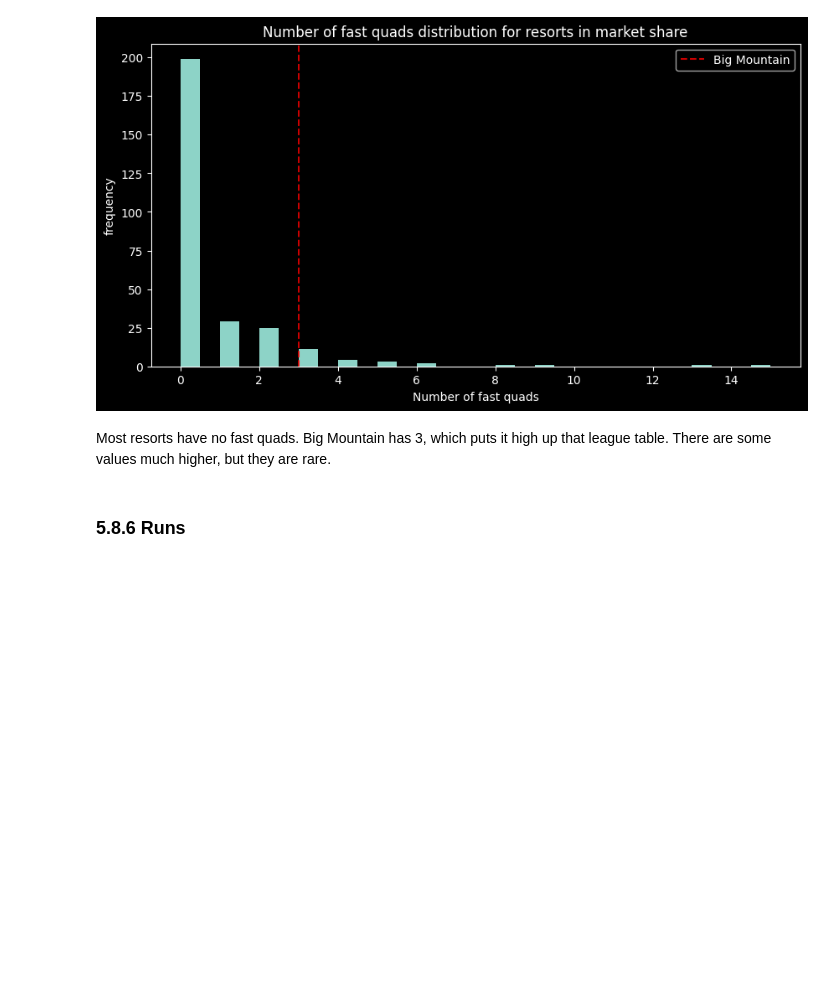
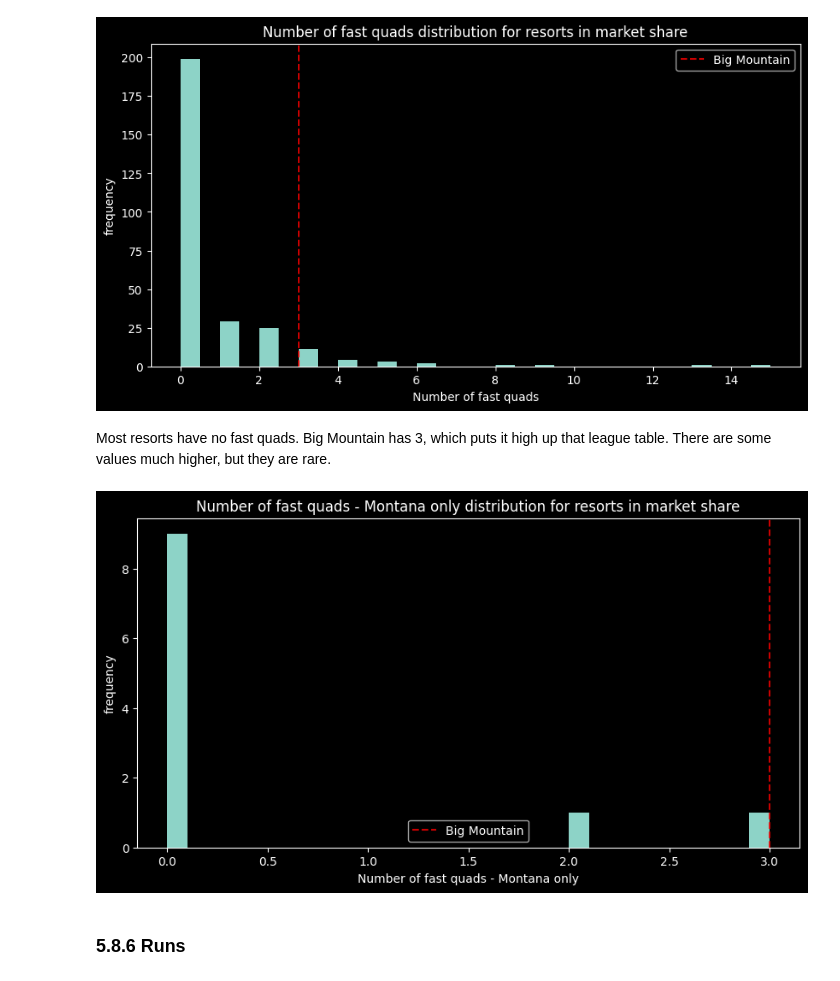
Before and after one commit to cmazzini/DataScienceGuidedCapstone, a Jupyter notebook: Notebooks/05_modeling.ipynb, the cells around one changed output. Drawn from its saved outputs; the diff is of its cells as text; code cells hidden in the pictures; blank space fills up the shorter version.

```diff
--- a/Notebooks/05_modeling.ipynb
+++ b/Notebooks/05_modeling.ipynb
@@ -234,6 +246,10 @@ plot_compare('fastQuads', 'Number of fast quads')
 [figure]
 # %% [markdown]
 Most resorts have no fast quads. Big Mountain has 3, which puts it high up that league table. There are some values  much higher, but they are rare.
+# %%
+plot_compare('fastQuads', 'Number of fast quads - Montana only', state='Montana')
+# %% [output]
+[figure, added]
 # %% [markdown]
 ### 5.8.6 Runs<a id='5.8.6_Runs'></a>
 # %%
```
Also changed, not shown: parts of 7 cells of this notebook.
